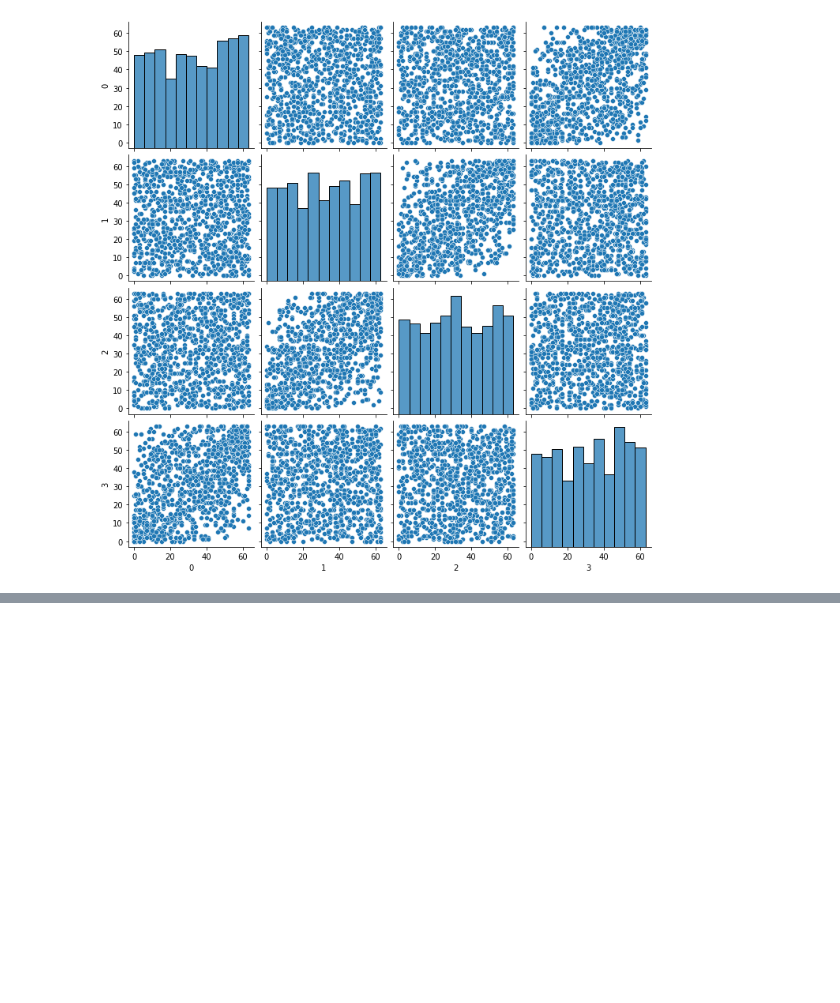
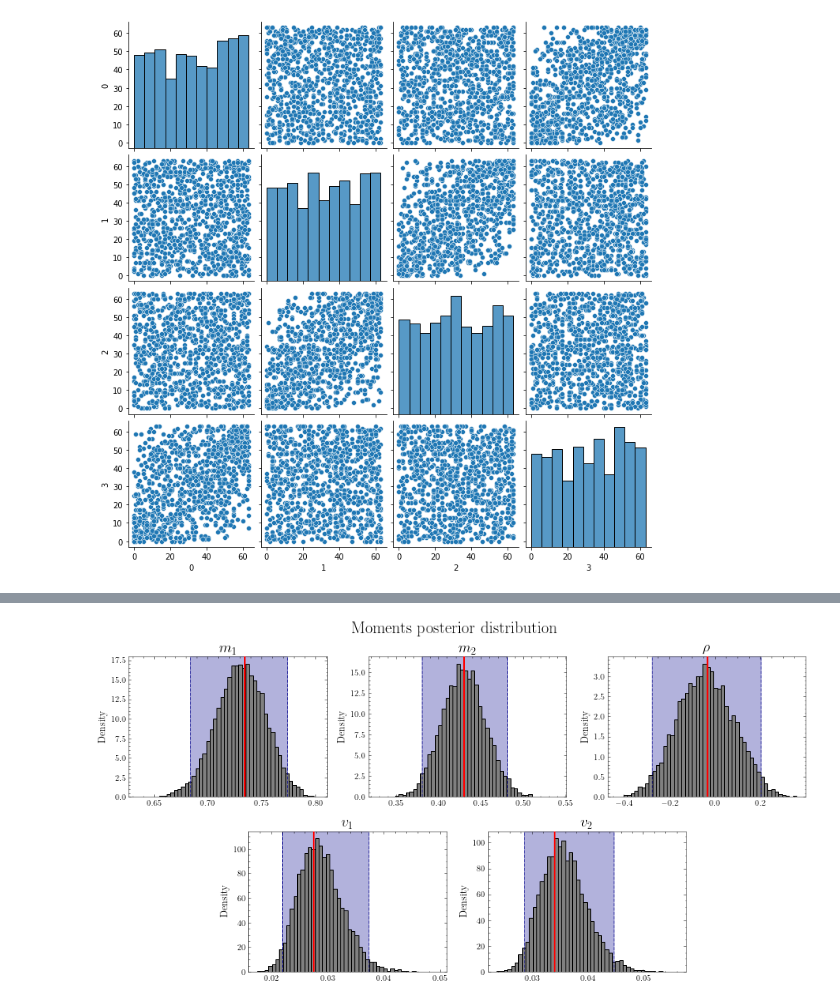
Before and after one commit to lucasmoschen/bivariate-beta, a Jupyter notebook: notebooks/bayesian_estimation_biv_beta.ipynb, the cells around one changed output, grey strips where cells are left out. Drawn from its saved outputs; the diff is of its cells as text; code cells hidden in the pictures; blank space fills up the shorter version.

```diff
--- a/notebooks/bayesian_estimation_biv_beta.ipynb
+++ b/notebooks/bayesian_estimation_biv_beta.ipynb
@@ -298,0 +266,36 @@ np.mean(np.random.gamma(shape=a, scale=1/b, size=1000000)<.05)
+# %%
+observed_moments = [XY[:,0].mean(), XY[:,1].mean(),
+                    XY[:,0].var(ddof=1), XY[:,1].var(ddof=1), np.corrcoef(XY[:,0], XY[:,1])[1,0]]
+
+posterior_alpha = model_fit.stan_variables()['alpha']
+
+moments_samples = np.zeros((posterior_alpha.shape[0], 5))
+
+for i, alpha in enumerate(posterior_alpha):
+    moments_samples[i] = BivariateBeta().moments(alpha)
+# %%
+fig = plt.figure(figsize=(12,6))
+
+ax = [plt.subplot2grid(shape=(2,6), loc=(0,0), colspan=2, fig=fig),
+      plt.subplot2grid((2,6), (0,2), colspan=2, fig=fig),
+      plt.subplot2grid((2,6), (1,1), colspan=2, fig=fig),
+      plt.subplot2grid((2,6), (1,3), colspan=2, fig=fig),
+      plt.subplot2grid((2,6), (0,4), colspan=2, fig=fig)]
+
+for i in range(5):
+    ax[i].hist(moments_samples[:,i], color='grey', edgecolor='black', bins=50, density=True, zorder=2)
+    ax[i].axvline(observed_moments[i], color='red', linestyle='-', zorder=3, linewidth=2)
+    ax[i].axvline(np.quantile(moments_samples[:,i], q=0.025), color='darkblue', linestyle='--', zorder=3, alpha=0.7)
+    ax[i].axvline(np.quantile(moments_samples[:,i], q=0.975), color='darkblue', linestyle='--', zorder=3, alpha=0.7)
+    ax[i].axvspan(np.quantile(moments_samples[:,i], q=0.025),
+                  np.quantile(moments_samples[:,i], q=0.975),
+                  zorder=1,
+                  color='darkblue', alpha=0.3)
+    ax[i].set_title([r'$m_1$', r'$m_2$', r'$v_1$', r'$v_2$', r'$\rho$'][i], fontsize=18)
+    ax[i].set_ylabel('Density', fontsize=12)
+
+fig.tight_layout()
+fig.suptitle('Moments posterior distribution', fontsize=20, y=1.03)
+plt.savefig('../figures/posterior_moments_distribution.pdf', bbox_inches='tight')
+# %% [output]
+[figure, added]
```
Also changed, not shown: parts of 20 cells of this notebook, 3 other files.
